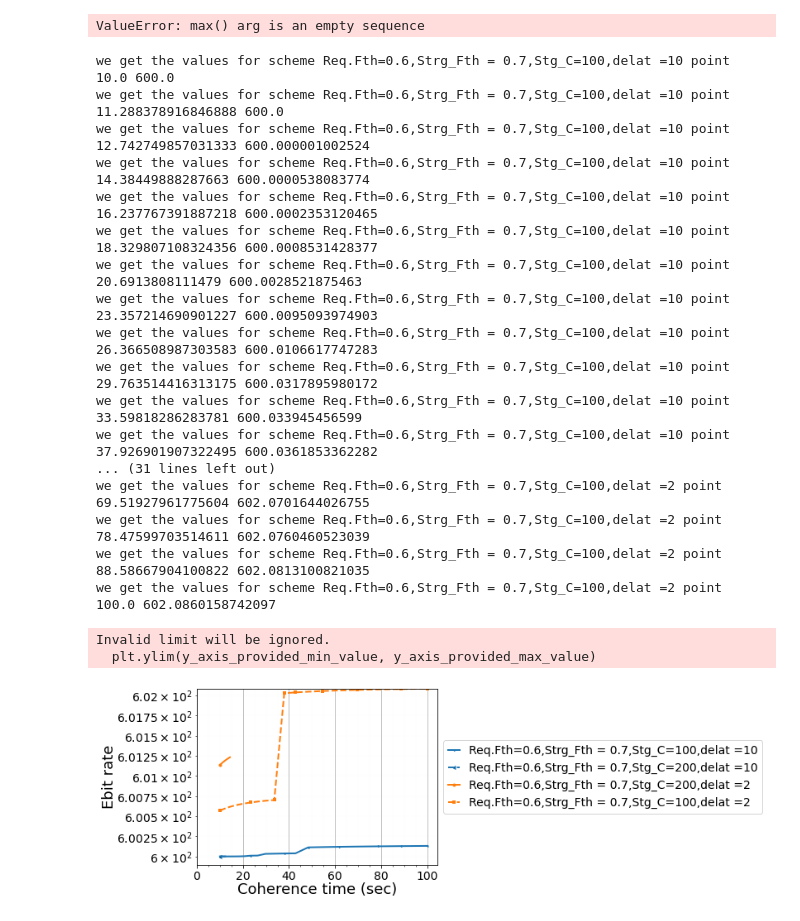
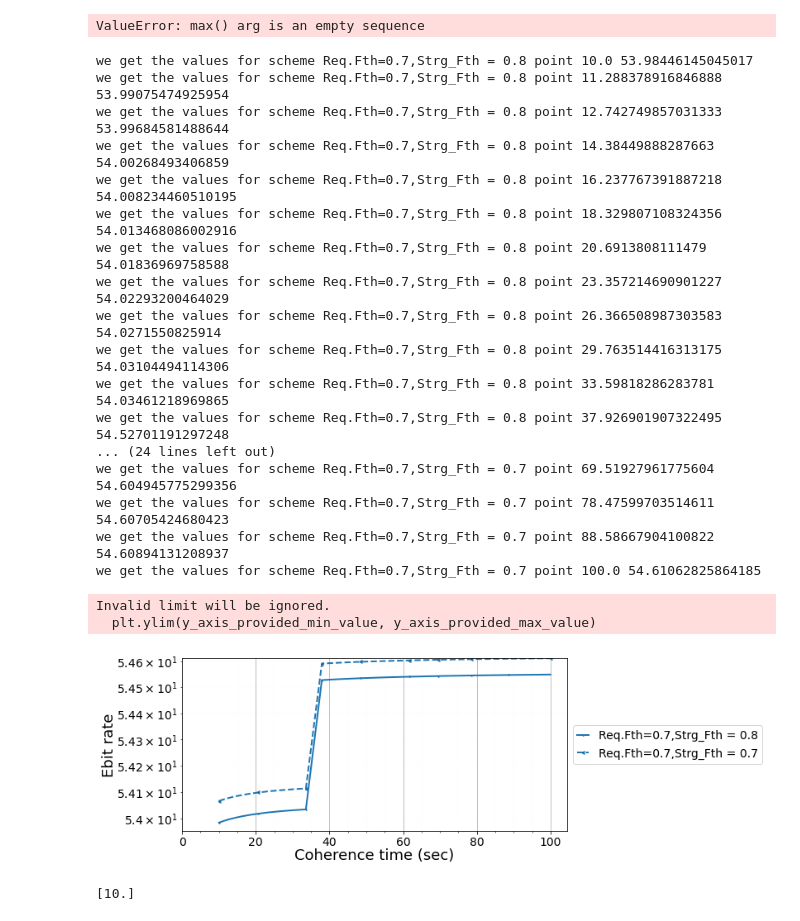
Before and after one commit to pooryousefshahrooz/QSN, a Jupyter notebook: plotting/parsing_and_plotting.ipynb, the cells around one changed output. Drawn from its saved outputs; the diff is of its cells as text; code cells hidden in the pictures.

```diff
--- a/plotting/parsing_and_plotting.ipynb
+++ b/plotting/parsing_and_plotting.ipynb
@@ -136,13 +136,14 @@ with open(result_file_path, "r") as f:
         τ_coh = float(line[5])
         delta = int(line[6])
         objective_value = float(line[7])
+        edge_capacity = int(line[8])
 #         print("objective_value",objective_value)
 
-        if  ( t_max in [10] and request_fidelity_threshold in [0.6,0.8]  and
-             storage_block_threshold in [0.7,0.8,0.85,0.9] and storage_block_threshold in [0.9,0.7] and
-             delta in [2,10]
+        if  ( t_max in [10] and request_fidelity_threshold in [0.7]  and
+             storage_block_threshold in [0.7,0.8,0.85,0.9] and storage_block_threshold in [0.8,0.7] and
+             delta in [2] and edge_capacity in [600] and storage_capacity in [400]
             ):
-            scheme = "Req.Fth="+str(request_fidelity_threshold)+",Strg_Fth = "+str(storage_block_threshold)+",Stg_C="+str(storage_capacity)+",delat ="+str(delta)
+            scheme = "Req.Fth="+str(request_fidelity_threshold)+",Strg_Fth = "+str(storage_block_threshold)
             try:
                 each_scheme_each_coherence_time_workloads[scheme][τ_coh].append(objective_value)
             except:
@@ -162,49 +163,54 @@ selected_values = []
 each_scheme_each_coherence_time_workloads_percentage = {}
 for scheme,τ_coh_value_satisfied_number in each_scheme_each_coherence_time_workloads.items():
     for τ_coh,values in τ_coh_value_satisfied_number.items():
 
         avg_EGR = sum(values)/len(values)
         try:
             each_scheme_each_coherence_time_workloads_percentage[scheme][τ_coh] = avg_EGR
         except:
             each_scheme_each_coherence_time_workloads_percentage[scheme]  ={}
             each_scheme_each_coherence_time_workloads_percentage[scheme][τ_coh]=avg_EGR
         selected_values.append(avg_EGR)
 
 
 τ_coh_values = list(τ_coh_values)
 τ_coh_values.sort()
 scheme_keys = list(scheme_keys)
 
 ploting_simple_y_as_x("Coherence time (sec)","Ebit rate",
                         18, 18, 14,
                       14, 0, 0,
                       0,0,False,[],max(selected_values),
 
                       list(scheme_keys),
                       each_scheme_each_coherence_time_workloads_percentage,
                       τ_coh_values,τ_coh_values,
                       True,True,True,1,14,
                       "plots/QSN_repeater_chain_ebit_as_coh_time.pdf",True,2,11.4,3.8,True)
 # %% [output]
-we get the values for scheme Req.Fth=0.6,Strg_Fth = 0.7,Stg_C=100,delat =10 point 10.0 600.0
-we get the values for scheme Req.Fth=0.6,Strg_Fth = 0.7,Stg_C=100,delat =10 point 11.288378916846888 600.0
-we get the values for scheme Req.Fth=0.6,Strg_Fth = 0.7,Stg_C=100,delat =10 point 12.742749857031333 600.000001002524
-we get the values for scheme Req.Fth=0.6,Strg_Fth = 0.7,Stg_C=100,delat =10 point 14.38449888287663 600.0000538083774
-we get the values for scheme Req.Fth=0.6,Strg_Fth = 0.7,Stg_C=100,delat =10 point 16.237767391887218 600.0002353120465
-we get the values for scheme Req.Fth=0.6,Strg_Fth = 0.7,Stg_C=100,delat =10 point 18.329807108324356 600.0008531428377
-we get the values for scheme Req.Fth=0.6,Strg_Fth = 0.7,Stg_C=100,delat =10 point 20.6913808111479 600.0028521875463
-we get the values for scheme Req.Fth=0.6,Strg_Fth = 0.7,Stg_C=100,delat =10 point 23.357214690901227 600.0095093974903
-we get the values for scheme Req.Fth=0.6,Strg_Fth = 0.7,Stg_C=100,delat =10 point 26.366508987303583 600.0106617747283
-we get the values for scheme Req.Fth=0.6,Strg_Fth = 0.7,Stg_C=100,delat =10 point 29.763514416313175 600.0317895980172
-we get the values for scheme Req.Fth=0.6,Strg_Fth = 0.7,Stg_C=100,delat =10 point 33.59818286283781 600.033945456599
-we get the values for scheme Req.Fth=0.6,Strg_Fth = 0.7,Stg_C=100,delat =10 point 37.926901907322495 600.0361853362282
-... (31 lines left out)
-we get the values for scheme Req.Fth=0.6,Strg_Fth = 0.7,Stg_C=100,delat =2 point 69.51927961775604 602.0701644026755
-we get the values for scheme Req.Fth=0.6,Strg_Fth = 0.7,Stg_C=100,delat =2 point 78.47599703514611 602.0760460523039
-we get the values for scheme Req.Fth=0.6,Strg_Fth = 0.7,Stg_C=100,delat =2 point 88.58667904100822 602.0813100821035
-we get the values for scheme Req.Fth=0.6,Strg_Fth = 0.7,Stg_C=100,delat =2 point 100.0 602.0860158742097
+we get the values for scheme Req.Fth=0.7,Strg_Fth = 0.8 point 10.0 53.98446145045017
+we get the values for scheme Req.Fth=0.7,Strg_Fth = 0.8 point 11.288378916846888 53.99075474925954
+we get the values for scheme Req.Fth=0.7,Strg_Fth = 0.8 point 12.742749857031333 53.99684581488644
+we get the values for scheme Req.Fth=0.7,Strg_Fth = 0.8 point 14.38449888287663 54.00268493406859
+we get the values for scheme Req.Fth=0.7,Strg_Fth = 0.8 point 16.237767391887218 54.008234460510195
+we get the values for scheme Req.Fth=0.7,Strg_Fth = 0.8 point 18.329807108324356 54.013468086002916
+we get the values for scheme Req.Fth=0.7,Strg_Fth = 0.8 point 20.6913808111479 54.01836969758588
+we get the values for scheme Req.Fth=0.7,Strg_Fth = 0.8 point 23.357214690901227 54.02293200464029
+we get the values for scheme Req.Fth=0.7,Strg_Fth = 0.8 point 26.366508987303583 54.0271550825914
+we get the values for scheme Req.Fth=0.7,Strg_Fth = 0.8 point 29.763514416313175 54.03104494114306
+we get the values for scheme Req.Fth=0.7,Strg_Fth = 0.8 point 33.59818286283781 54.03461218969865
+we get the values for scheme Req.Fth=0.7,Strg_Fth = 0.8 point 37.926901907322495 54.52701191297248
+... (24 lines left out)
+we get the values for scheme Req.Fth=0.7,Strg_Fth = 0.7 point 69.51927961775604 54.604945775299356
+we get the values for scheme Req.Fth=0.7,Strg_Fth = 0.7 point 78.47599703514611 54.60705424680423
+we get the values for scheme Req.Fth=0.7,Strg_Fth = 0.7 point 88.58667904100822 54.60894131208937
+we get the values for scheme Req.Fth=0.7,Strg_Fth = 0.7 point 100.0 54.61062825864185
 Invalid limit will be ignored.
   plt.ylim(y_axis_provided_min_value, y_axis_provided_max_value)
-[figure, old version]
+[figure, new version]
+# %%
+τ_coh_list = np.linspace(10,10,1)
+print(τ_coh_list)
+# %% [output]
+[10.]
 # %%
```
Also changed, not shown: parts of 1 cell of this notebook, 4 other files.
